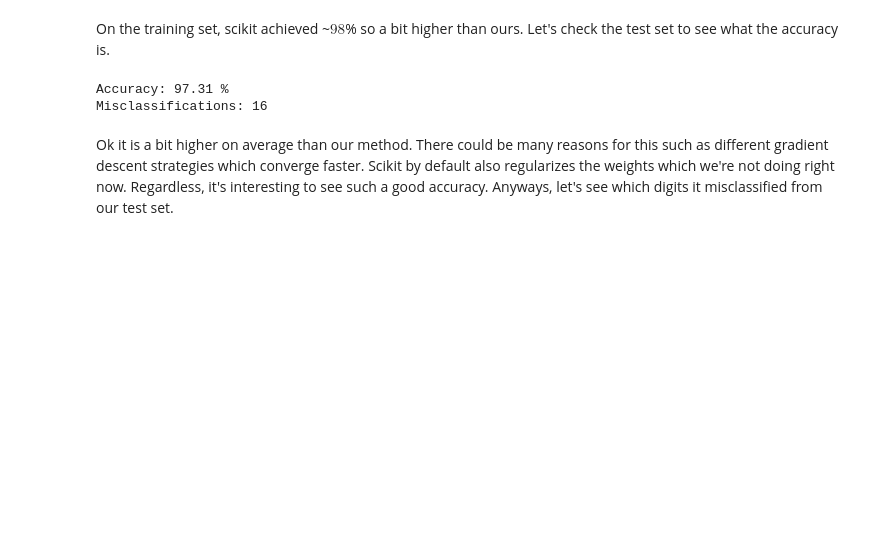
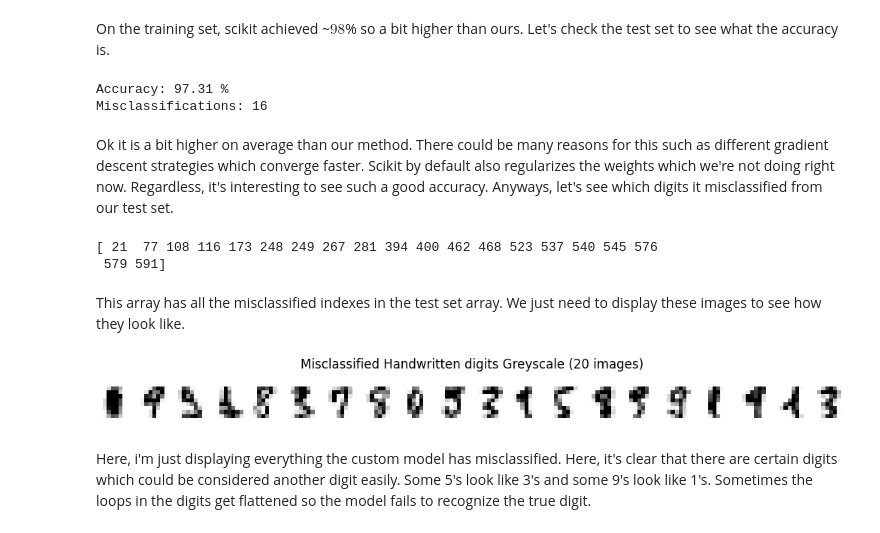
Before and after one commit to LoneCoder21/machine_learning, a Jupyter notebook: logistic_regression/multi_classification_with_softmax.ipynb, the cells around one changed output. Drawn from its saved outputs; the diff is of its cells as text; code cells hidden in the pictures; blank space fills up the shorter version.

Commit message:
show misclassified digits

```diff
--- a/logistic_regression/multi_classification_with_softmax.ipynb
+++ b/logistic_regression/multi_classification_with_softmax.ipynb
@@ -278,3 +278,27 @@ Accuracy: 97.31 %
 Misclassifications: 16
 # %% [markdown]
 Ok it is a bit higher on average than our method. There could be many reasons for this such as different gradient descent strategies which converge faster. Scikit by default also regularizes the weights which we're not doing right now. Regardless, it's interesting to see such a good accuracy. Anyways, let's see which digits it misclassified from our test set.
+# %%
+y_difference = prediction_test_samples == y_test
+misclassified_indices = np.argwhere(y_difference==False).reshape(-1)
+misclassifications = misclassified_indices.shape[0]
+print(misclassified_indices) # indices where we misclassified
+# %% [output]
+[ 21  77 108 116 173 248 249 267 281 394 400 462 468 523 537 540 545 576
+ 579 591]
+# %% [markdown]
+This array has all the misclassified indexes in the test set array. We just need to display these images to see how they look like.
+# %%
+fig, axes = plt.subplots(1,misclassifications,figsize=(10,1),layout="constrained")
+
+X_actual_test = X_test[:,:-1] # remove the bias feature we manually added
+c = 0
+for i in range(misclassifications):
+        axes[i].imshow(X_actual_test[misclassified_indices[i]].reshape((8,8)), interpolation='none', cmap=cm.Greys)
+        axes[i].axis('off')
+plt.suptitle(f"Misclassified Handwritten digits ({misclassifications} images)")
+plt.show()
+# %% [output]
+[figure, added]
+# %% [markdown]
+Here, i'm just displaying everything the custom model has misclassified. Here, it's clear that there are certain digits which could be considered another digit easily. Some 5's look like 3's and some 9's look like 1's. Sometimes the loops in the digits get flattened so the model fails to recognize the true digit.
```
